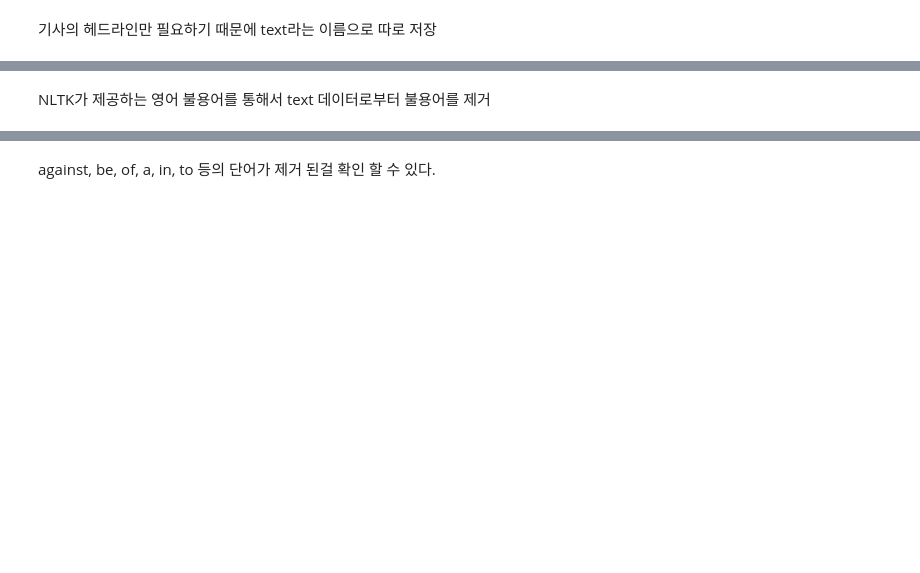
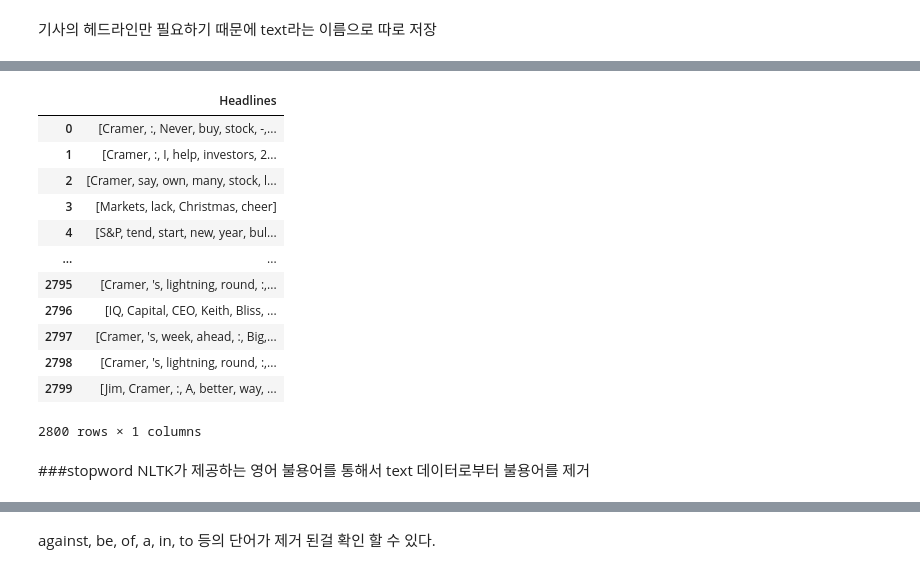
Before and after one commit to jokercsi/BERT-based-ABSA-LDA-stock-prediction-model, a Jupyter notebook: googleColab/LDApractice.ipynb, the cells around one changed output, grey strips where cells are left out. Saved outputs shown, nothing was run; the diff lists cells and outputs as text; code cells hidden in the pictures; blank space fills up the shorter version.

```diff
--- a/googleColab/LDApractice.ipynb
+++ b/googleColab/LDApractice.ipynb
@@ -52,6 +62,6 @@ nltk.download('punkt')
 True
 # %%
-text['headline_text'] = text.apply(lambda row: nltk.word_tokenize(row['headline_text']), axis=1)
+text['Headlines'] = text.apply(lambda row: nltk.word_tokenize(row['Headlines']), axis=1)
 # %% [output]
 A value is trying to be set on a copy of a slice from a DataFrame.
 Try using .loc[row_indexer,col_indexer] = value instead
@@ -69,0 +88,4 @@ print(text.head(5))
+# %%
+mwtokenizer = nltk.MWETokenizer(separator='')
+mwtokenizer.add_mwe(('S', '&', 'P'))
+text['Headlines'] = text.apply(lambda row: mwtokenizer.tokenize(row['Headlines']), axis=1)
@@ -70,3 +113,20 @@ print(text.head(5))
+# %%
+text
+# %% [output]
+|  | Headlines |
+| 0 | [Cramer, :, Never, buy, stock, -,... |
+| 1 | [Cramer, :, I, help, investors, 2... |
+| 2 | [Cramer, say, own, many, stock, l... |
+| 3 | [Markets, lack, Christmas, cheer] |
+| 4 | [S&P, tend, start, new, year, bul... |
+| ... | ... |
+| 2795 | [Cramer, 's, lightning, round, :,... |
+| 2796 | [IQ, Capital, CEO, Keith, Bliss, ... |
+| 2797 | [Cramer, 's, week, ahead, :, Big,... |
+| 2798 | [Cramer, 's, lightning, round, :,... |
+| 2799 | [Jim, Cramer, :, A, better, way, ... |
+2800 rows × 1 columns
 # %% [markdown]
+###stopword
 NLTK가 제공하는 영어 불용어를 통해서 text 데이터로부터 불용어를 제거
 # %%
```
Also changed, not shown: parts of 35 cells of this notebook, 2 other files.
